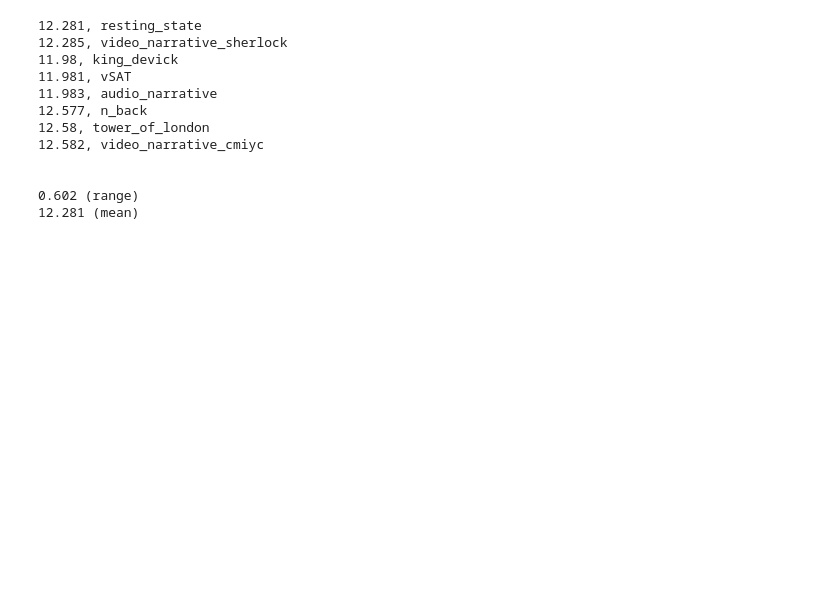
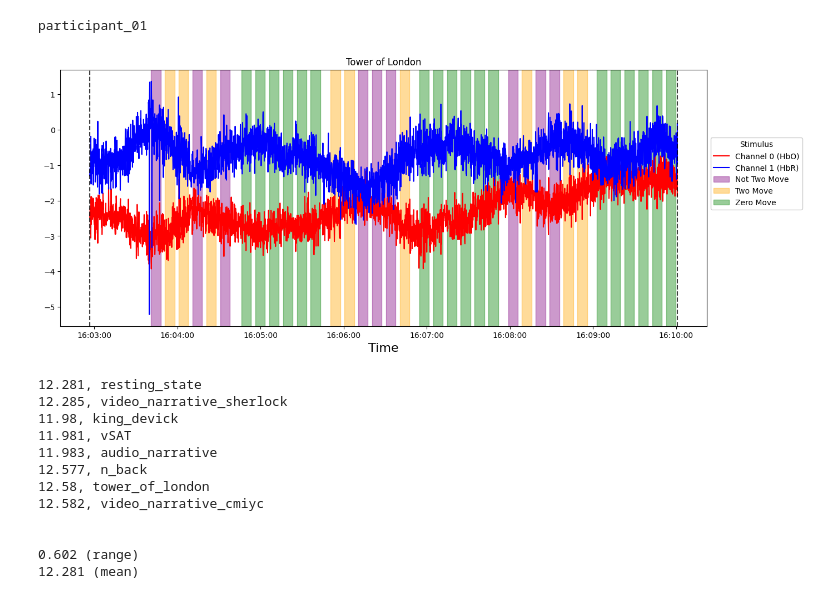
Before and after one commit to AyazLab/KernelFlow_Analysis, a Jupyter notebook: flow_analysis.ipynb, the cells around one changed output. Saved outputs shown, nothing was run; the diff lists cells and outputs as text; code cells hidden in the pictures; blank space fills up the shorter version.

```diff
--- a/flow_analysis.ipynb
+++ b/flow_analysis.ipynb
@@ -245,7 +245,7 @@ class Participant_Flow:
         self.par_behav = Participant_Behav(par_num)
         self.par_num, self.par_ID = self.data_fun.process_par(par_num)
         data_dir = r"C:\Kernel\participants"
-        self.flow_data_dir = os.path.join(data_dir, self.par_ID, "flow_data")
+        self.flow_data_dir = os.path.join(data_dir, self.par_ID, "kernel_data")
         self.plot_color_dict = {
             0: "purple",
             1: "orange",
@@ -516,16 +516,17 @@ class Participant_Flow:
         )
 # %%
 # SNIRF file loading
-filepath = r"C:\Kernel\participants\participant_01\flow_data\session_1001\Cog1_S001_2163c20_5.snirf"
-flow = Process_Flow(filepath)
 par_num = 1
 par = Participant_Flow(par_num)
 print(par.par_ID)
 # snirf_file = flow.load_snirf(filepath=filepath)
 # print(snirf_file.nirs[0])
 exp_name = "tower_of_london"
 exp_results = load_results(r"C:\Users\zackg\OneDrive\Ayaz Lab\KernelFlow_Analysis\results\behavioral", exp_name, par_num)
 par.plot_flow_exp(exp_name)
+# %% [output]
+participant_01
+[figure, added]
 # %%
 # Time offset issue
 time_offset_list = []
```
Also changed, not shown: 1 other file.
